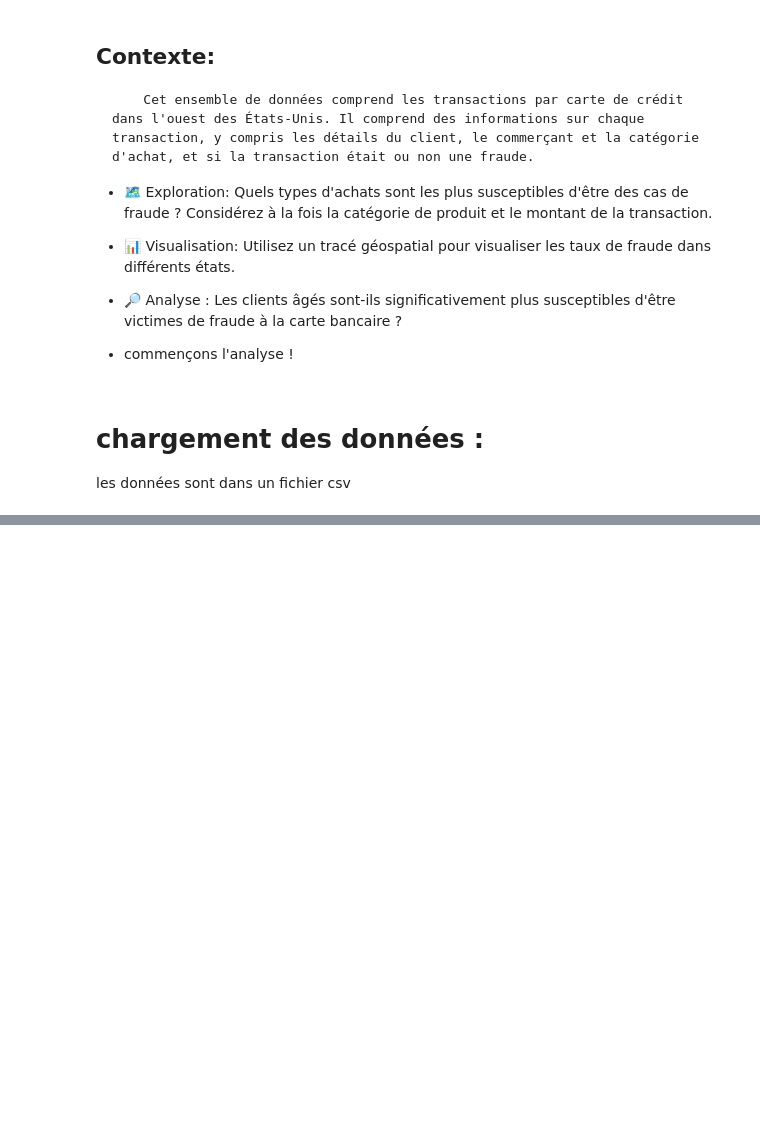
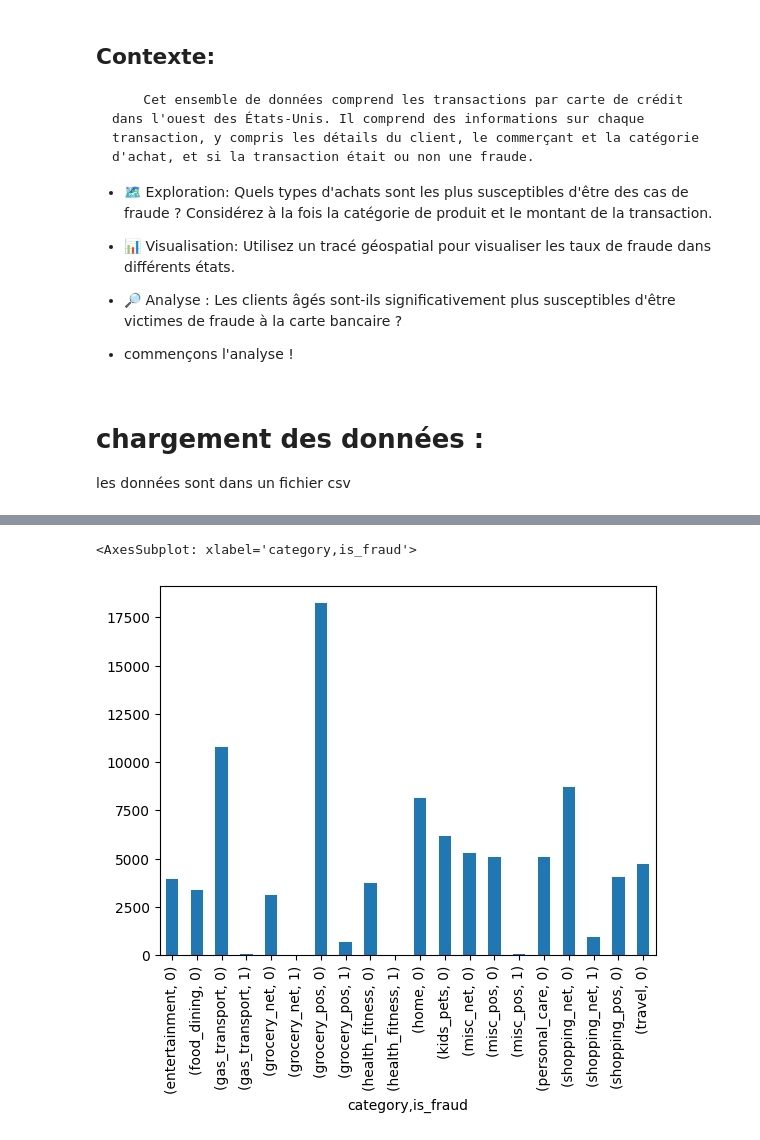
Before and after one commit to AmintaM/ProjetBlanc, a Jupyter notebook: index.ipynb, the cells around one changed output, grey strips where cells are left out. Cells and saved outputs as stored; diff of their text form; code cells hidden in the pictures; blank space fills up the shorter version.

```diff
--- a/index.ipynb
+++ b/index.ipynb
@@ -69,0 +114,3 @@ fifa.tail(15)
+# %%
+c =df.groupby(['category','is_fraud']).sum()['amt']
+c
@@ -69,0 +160,5 @@ fifa.tail(15)
+# %%
+c.plot(kind='bar')
+# %% [output]
+<AxesSubplot: xlabel='category,is_fraud'>
+[figure, added]
```
Also changed, not shown: parts of 32 cells of this notebook, 3 other files.
